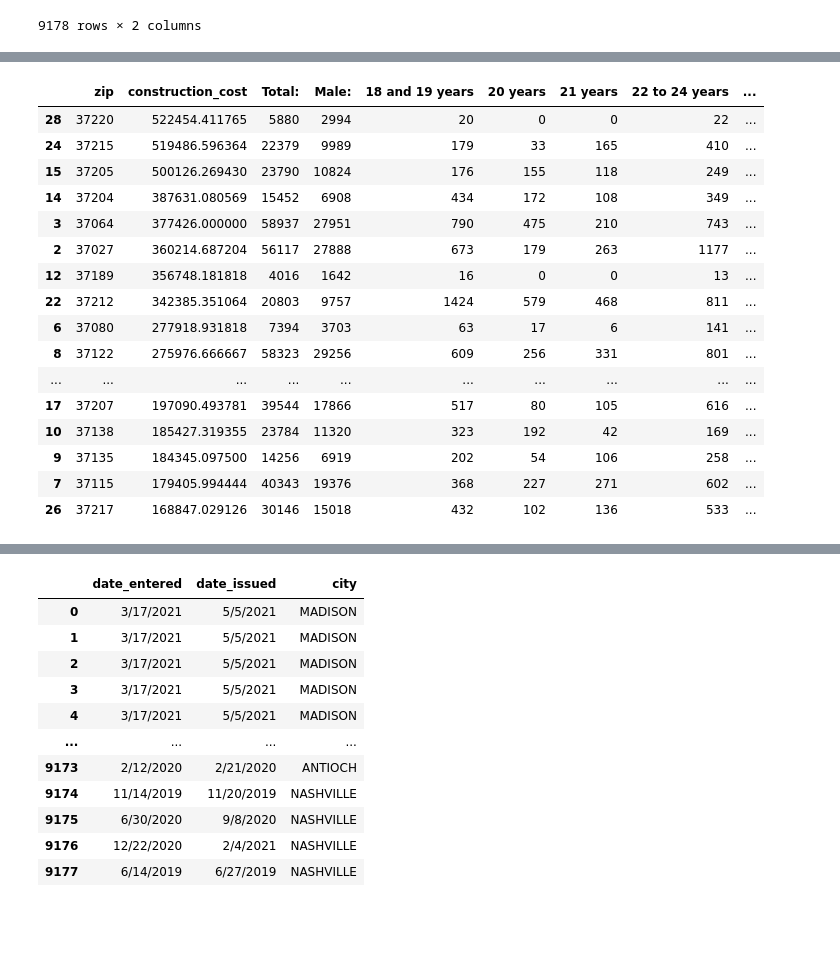
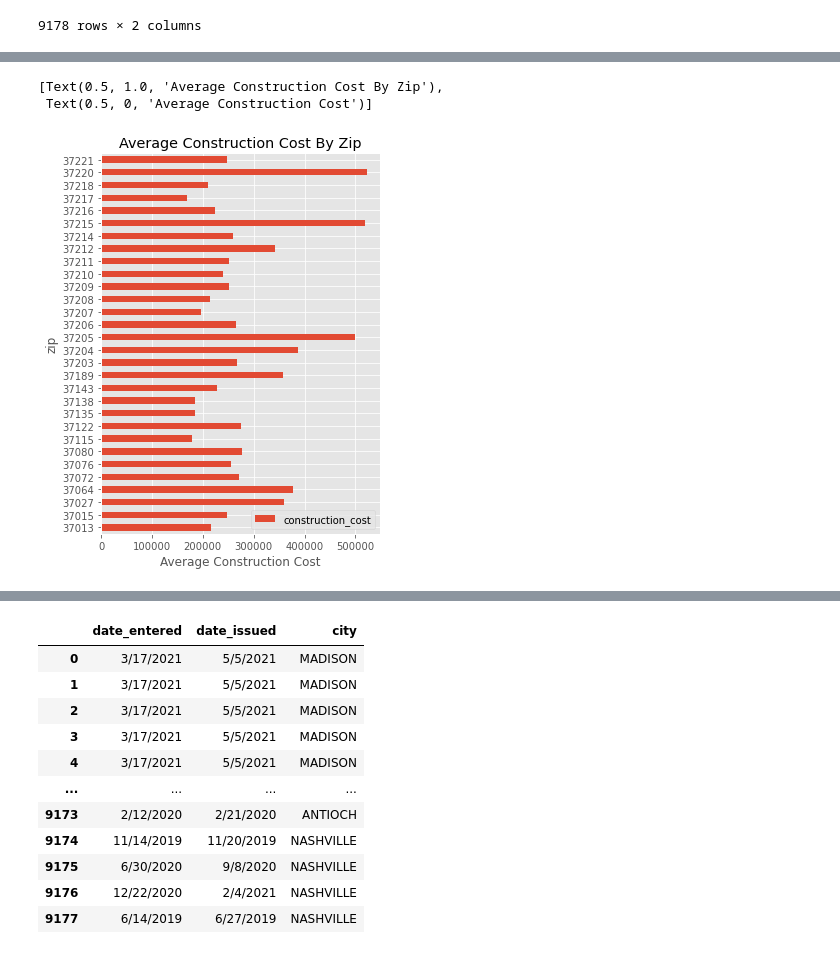
Before and after one commit to Cristian-Vargas9/Nashville_Housing_Market, a Jupyter notebook: cleaning_demographics_data.ipynb, the cells around one changed output, grey strips where cells are left out. Cells and saved outputs as stored; diff of their text form; code cells hidden in the pictures; blank space fills up the shorter version.

```diff
--- a/cleaning_demographics_data.ipynb
+++ b/cleaning_demographics_data.ipynb
@@ -642,7 +645,7 @@ construction_permit
 | 9177 | 563250 | 37215 |
 9178 rows × 2 columns
 # %%
-construction_avg = construction_permit.groupby(["zip"])["construction_cost"].mean()
+construction_avg = construction_permit.groupby(["zip"])["construction_cost"].mean().reset_index()
 # %%
 construction_avg
 # %% [output]
@@ -666,22 +669,15 @@ Name: construction_cost, dtype: float64
+# %%
+plt.style.available
+plt.style.use('ggplot')
+# %%
+fig, ax = plt.subplots(figsize=(5, 7))
+construction_avg.plot(kind='barh', y="construction_cost", x="zip", ax=ax)
+ax.set(title='Average Construction Cost By Zip', xlabel='Average Construction Cost')
+# %% [output]
+[Text(0.5, 1.0, 'Average Construction Cost By Zip'),
+ Text(0.5, 0, 'Average Construction Cost')]
+[figure, added]
 # %%
 construction_dem = pd.merge(construction_avg, demographics_nash, on='zip')
 # %%
-construction_dem.sort_values("construction_cost", ascending = False)
+construction_dem = construction_dem.sort_values("construction_cost", ascending = False)
-# %% [output]
-|  | zip | construction_cost | Total: | Male: | 18 and 19 years | 20 years | 21 years | 22 to 24 years | ... |
-| 28 | 37220 | 522454.411765 | 5880 | 2994 | 20 | 0 | 0 | 22 | ... |
-| 24 | 37215 | 519486.596364 | 22379 | 9989 | 179 | 33 | 165 | 410 | ... |
-| 15 | 37205 | 500126.269430 | 23790 | 10824 | 176 | 155 | 118 | 249 | ... |
-| 14 | 37204 | 387631.080569 | 15452 | 6908 | 434 | 172 | 108 | 349 | ... |
-| 3 | 37064 | 377426.000000 | 58937 | 27951 | 790 | 475 | 210 | 743 | ... |
-| 2 | 37027 | 360214.687204 | 56117 | 27888 | 673 | 179 | 263 | 1177 | ... |
-| 12 | 37189 | 356748.181818 | 4016 | 1642 | 16 | 0 | 0 | 13 | ... |
-| 22 | 37212 | 342385.351064 | 20803 | 9757 | 1424 | 579 | 468 | 811 | ... |
-| 6 | 37080 | 277918.931818 | 7394 | 3703 | 63 | 17 | 6 | 141 | ... |
-| 8 | 37122 | 275976.666667 | 58323 | 29256 | 609 | 256 | 331 | 801 | ... |
-| ... | ... | ... | ... | ... | ... | ... | ... | ... | ... |
-| 17 | 37207 | 197090.493781 | 39544 | 17866 | 517 | 80 | 105 | 616 | ... |
-| 10 | 37138 | 185427.319355 | 23784 | 11320 | 323 | 192 | 42 | 169 | ... |
-| 9 | 37135 | 184345.097500 | 14256 | 6919 | 202 | 54 | 106 | 258 | ... |
-| 7 | 37115 | 179405.994444 | 40343 | 19376 | 368 | 227 | 271 | 602 | ... |
-| 26 | 37217 | 168847.029126 | 30146 | 15018 | 432 | 102 | 136 | 533 | ... |
```
Also changed, not shown: parts of 25 cells of this notebook, 2 other files.
